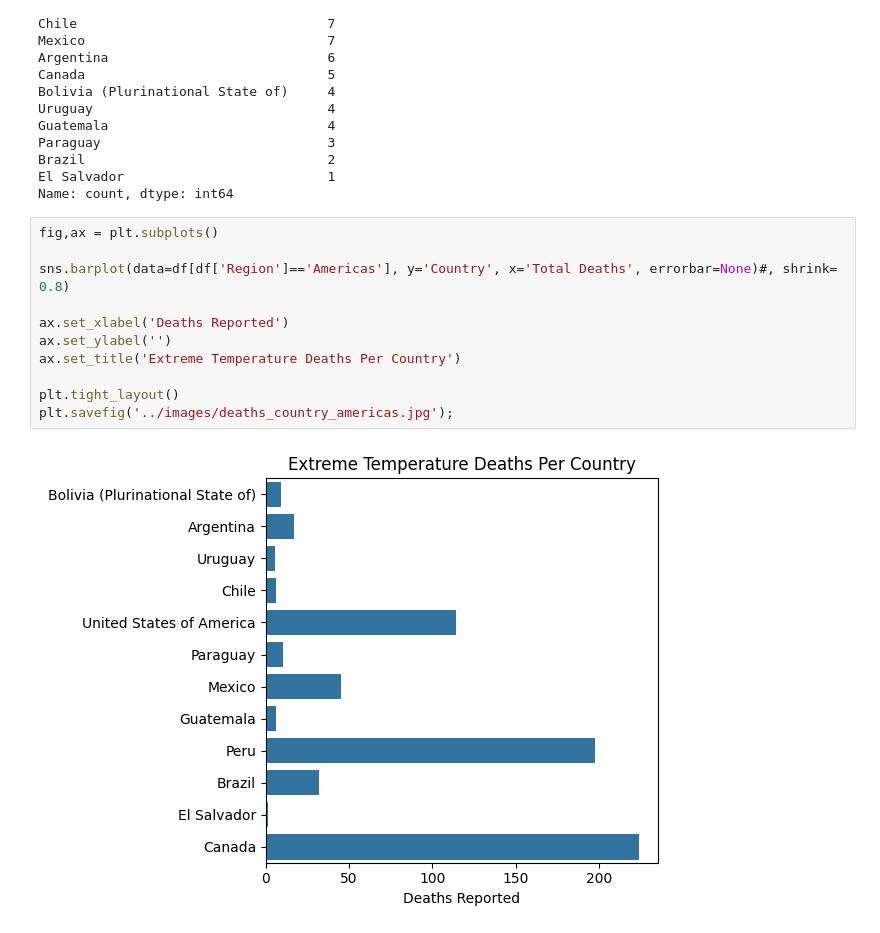
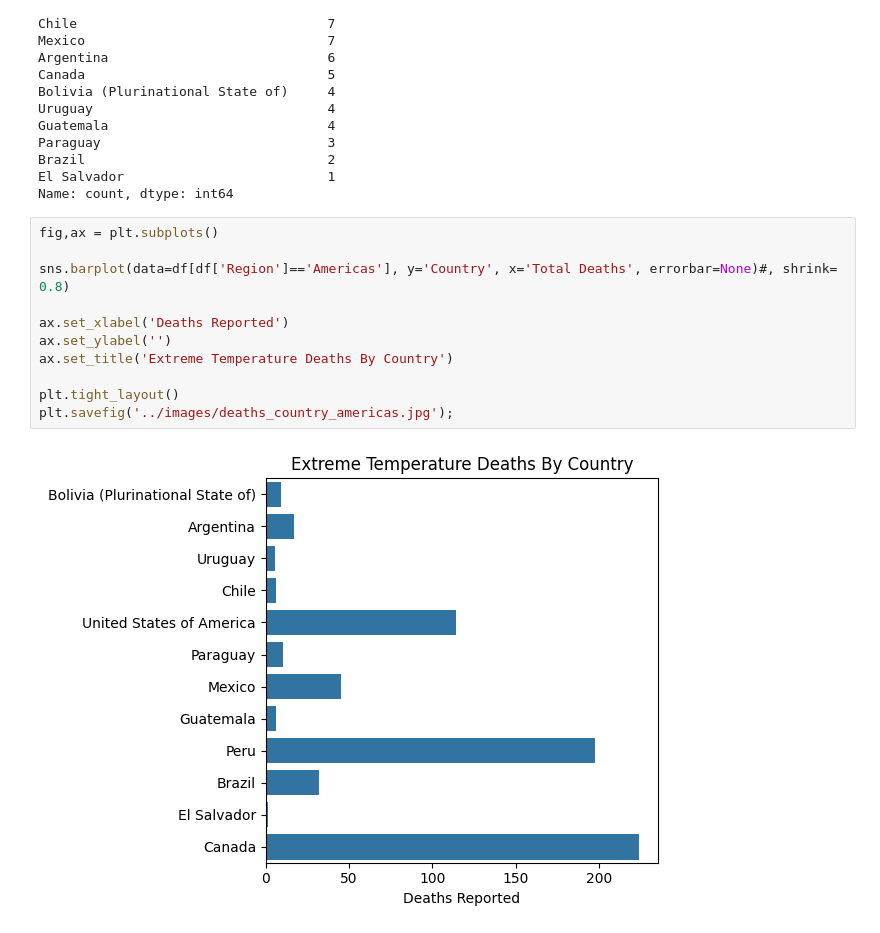
Before and after one commit to erindepree/project4, a Jupyter notebook: code/erin_clean.ipynb, the cells around one changed output. Cells and saved outputs as stored; diff of their text form.

```diff
--- a/code/erin_clean.ipynb
+++ b/code/erin_clean.ipynb
@@ -201,13 +242,13 @@ Name: count, dtype: int64
 # %%
 fig,ax = plt.subplots()
 
 sns.barplot(data=df[df['Region']=='Americas'], y='Country', x='Total Deaths', errorbar=None)#, shrink= 0.8)
 
 ax.set_xlabel('Deaths Reported')
 ax.set_ylabel('')
-ax.set_title('Extreme Temperature Deaths Per Country')
+ax.set_title('Extreme Temperature Deaths By Country')
 
 plt.tight_layout()
 plt.savefig('../images/deaths_country_americas.jpg');
 # %% [output]
-[figure, old version]
+[figure, new version]
```
Also changed, not shown: parts of 6 cells of this notebook, 4 other files.
